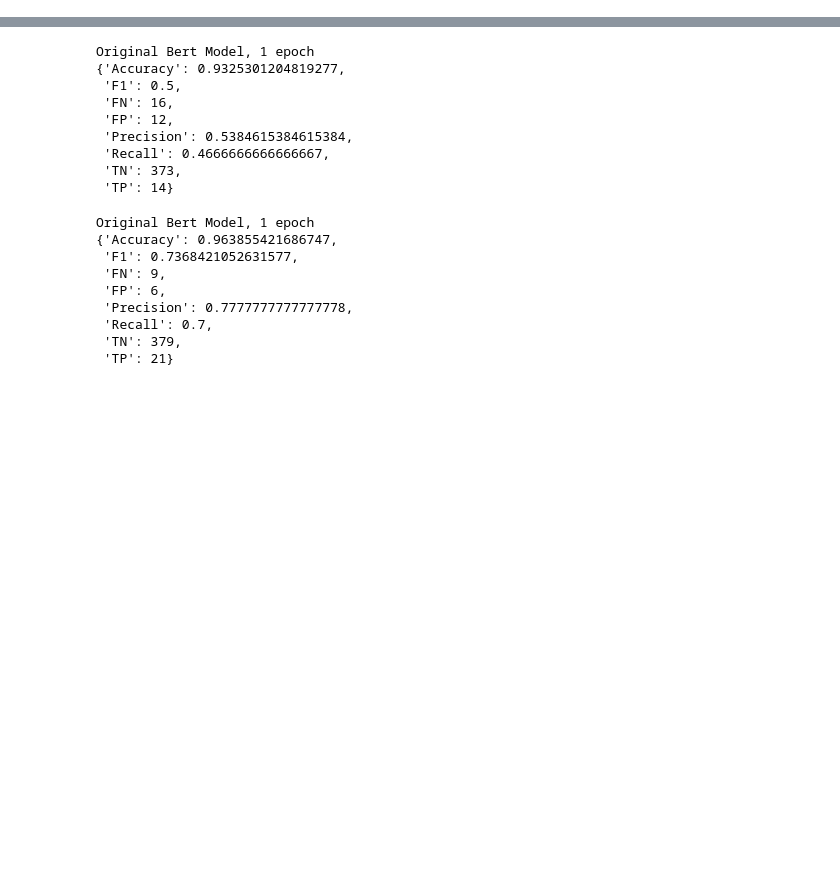
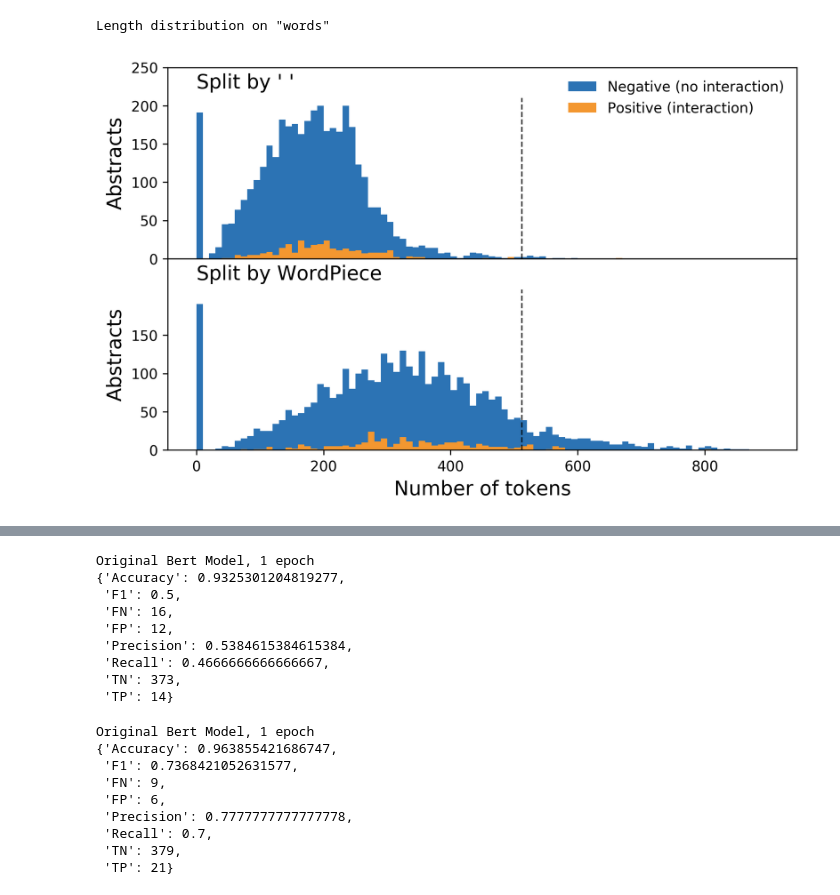
Before and after one commit to ynshen/bioBERT-paper-abstract-classification, a Jupyter notebook: data preview.ipynb, the cells around one changed output, grey strips where cells are left out. Drawn from its saved outputs; the diff is of its cells as text; code cells hidden in the pictures; blank space fills up the shorter version.

```diff
--- a/data preview.ipynb
+++ b/data preview.ipynb
@@ -9,6 +9,10 @@ from pprint import pprint
 from ref.atminter.lib.modules.paperparse import SpFile
 import pandas as pd
 import numpy as np
+import matplotlib.pyplot as plt
 import util
 import os
 import glob
+
+import matplotlib as mp
+mp.rcParams['figure.dpi'] = 300
@@ -14,0 +221,36 @@ import glob
+# %%
+print(util.color.BOLD + util.color.BLUE + \
+'Length distribution on "words"' + util.color.END)
+
+from ref.bert import tokenization
+tokenizer = tokenization.FullTokenizer(vocab_file='/mnt/storage/projects/cs-273/bert_pretrained/uncased_L-12_H-768_A-12/vocab.txt')
+
+# len_list = np.array([len(data.abstract.split()) for data in dataset.dataset])
+# token_len_list = np.array([len(tokenizer.tokenize(data.abstract)) for data in dataset.dataset])
+# label = np.array([data.label for data in dataset.dataset])
+
+fig, axes = plt.subplots(2, 1, figsize=[8, 5], sharex=True)
+fig.subplots_adjust(hspace=0, wspace=0)
+bins = np.linspace(0, 900, 91)
+axes[0].hist(len_list[label == 0], color='#2C73B4', bins=bins, label='Negative (no interaction)')
+axes[0].hist(len_list[label == 1], color='#F39730', bins=bins, label='Positive (interaction)')
+axes[0].set_ylabel('Abstracts', fontsize=14)
+axes[0].plot([512, 512], [0, 210], 'k--', lw=1, alpha=0.8)
+axes[0].text(s="Split by ' '", x=0, y=230, ha='left', va='center', fontsize=14)
+axes[0].set_ylim([0, 250])
+axes[0].legend(frameon=False)
+
+axes[1].hist(token_len_list[label == 0], color='#2C73B4', bins=bins, label='Negative (no interaction)')
+axes[1].hist(token_len_list[label == 1], color='#F39730', bins=bins, label='Positive (interaction)')
+axes[1].set_xlabel("Number of tokens", fontsize=14)
+axes[1].set_ylabel("Abstracts", fontsize=14)
+axes[1].plot([512, 512], [0, 210], 'k--', lw=1, alpha=0.8)
+axes[1].set_yticks([0, 50, 100, 150])
+axes[1].set_ylim([0, 250])
+axes[1].text(s="Split by WordPiece", x=0, y=230, ha='left', va='center', fontsize=14)
+
+fig.savefig('/home/yuning/Work/cs-273/token_dist.jpeg', bbox_inches='tight')
+plt.show()
+# %% [output]
+Length distribution on "words"
+[figure, added]
```
Also changed, not shown: parts of 44 cells of this notebook, 23 other files.
